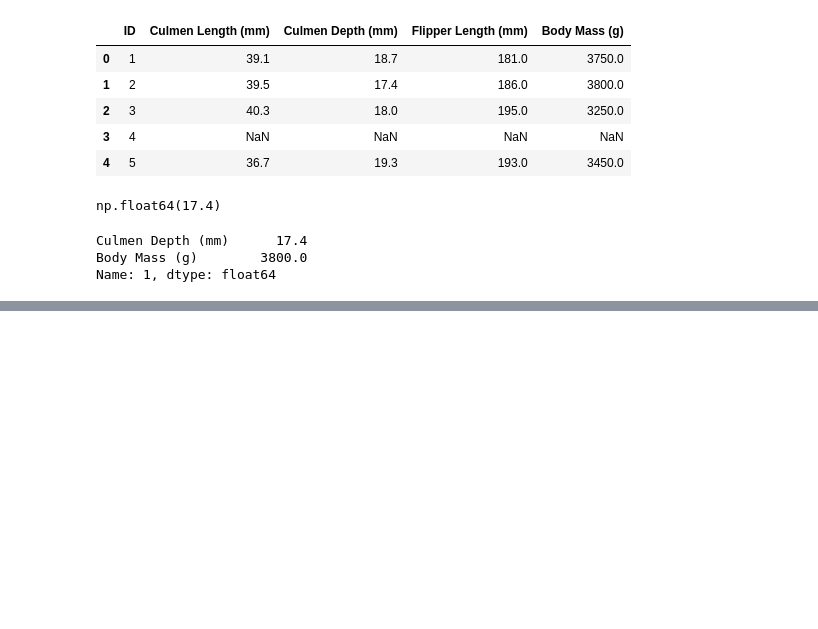
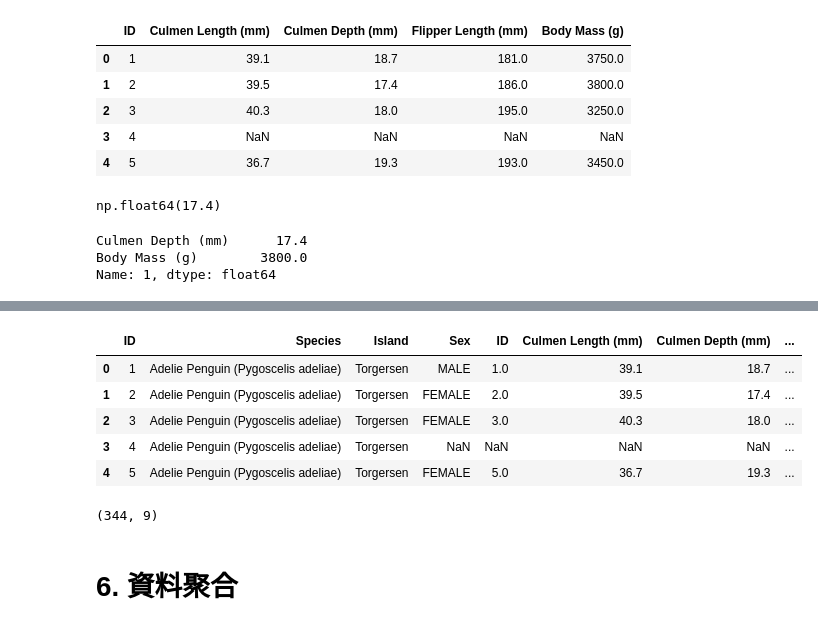
Before and after one commit to Alexchen666/Data-Analysis-101, a Jupyter notebook: pandas.ipynb, the cells around one changed output, grey strips where cells are left out. Drawn from its saved outputs; the diff is of its cells as text; code cells hidden in the pictures; blank space fills up the shorter version.

```diff
--- a/pandas.ipynb
+++ b/pandas.ipynb
@@ -212,0 +354,13 @@ Name: 1, dtype: float64
+# %%
+df_m3.head()
+# %% [output]
+|  | ID | Species | Island | Sex | ID | Culmen Length (mm) | Culmen Depth (mm) | ... |
+| 0 | 1 | Adelie Penguin (Pygoscelis adeliae) | Torgersen | MALE | 1.0 | 39.1 | 18.7 | ... |
+| 1 | 2 | Adelie Penguin (Pygoscelis adeliae) | Torgersen | FEMALE | 2.0 | 39.5 | 17.4 | ... |
+| 2 | 3 | Adelie Penguin (Pygoscelis adeliae) | Torgersen | FEMALE | 3.0 | 40.3 | 18.0 | ... |
+| 3 | 4 | Adelie Penguin (Pygoscelis adeliae) | Torgersen | NaN | NaN | NaN | NaN | ... |
+| 4 | 5 | Adelie Penguin (Pygoscelis adeliae) | Torgersen | FEMALE | 5.0 | 36.7 | 19.3 | ... |
+# %%
+df_m3.shape
+# %% [output]
+(344, 9)
@@ -212,0 +369,2 @@ Name: 1, dtype: float64
+# %% [markdown]
+# 6. 資料聚合
```
Also changed, not shown: parts of 28 cells of this notebook.
